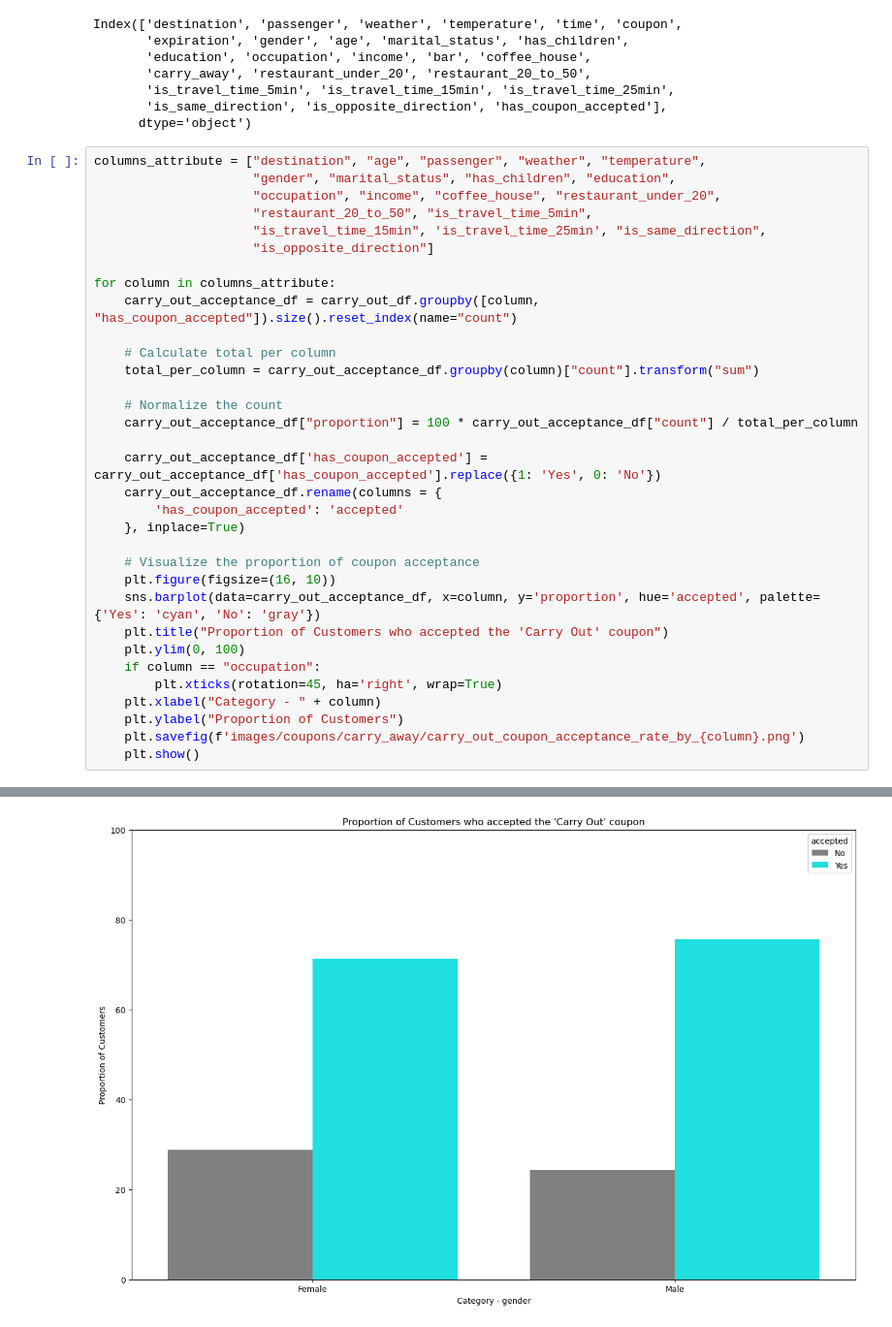
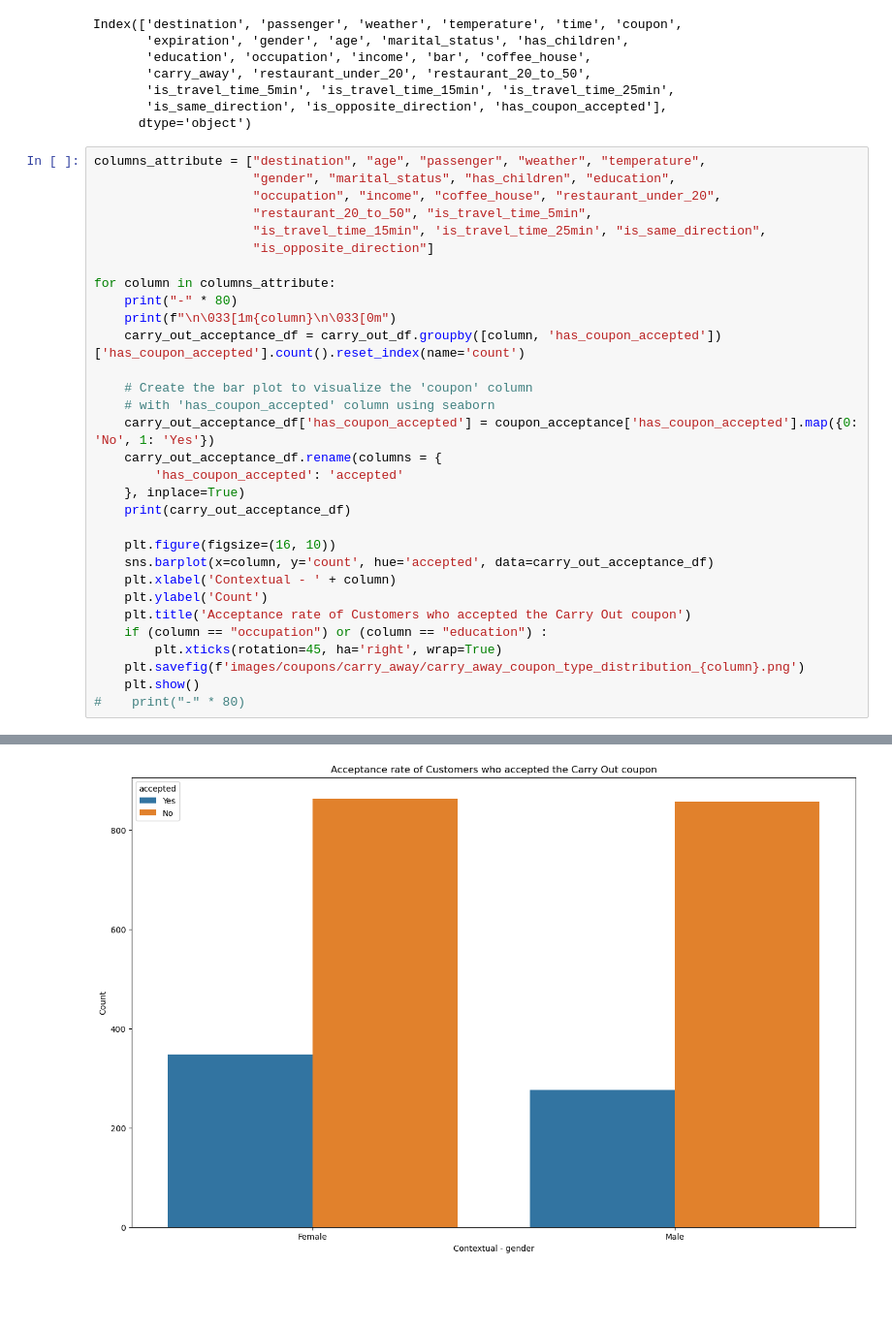
Before and after one commit to gethiten/ML-AI-5.1, a Jupyter notebook: coupons.ipynb, the cells around one changed output, grey strips where cells are left out. Shown at 97% size. Drawn from its saved outputs; the diff is of its cells as text; blank space fills up the shorter version.

```diff
--- a/coupons.ipynb
+++ b/coupons.ipynb
@@ -800,28 +800,26 @@ columns_attribute = ["destination", "age", "passenger", "weather", "temperature"
                      "is_opposite_direction"]
 
 for column in columns_attribute:
-    carry_out_acceptance_df = carry_out_df.groupby([column, "has_coupon_accepted"]).size().reset_index(name="count")
+    print("-" * 80)
+    print(f"\n\033[1m{column}\n\033[0m")
+    carry_out_acceptance_df = carry_out_df.groupby([column, 'has_coupon_accepted'])['has_coupon_accepted'].count().reset_index(name='count')
 
-    # Calculate total per column
-    total_per_column = carry_out_acceptance_df.groupby(column)["count"].transform("sum")
-
-    # Normalize the count
-    carry_out_acceptance_df["proportion"] = 100 * carry_out_acceptance_df["count"] / total_per_column
-
-    carry_out_acceptance_df['has_coupon_accepted'] = carry_out_acceptance_df['has_coupon_accepted'].replace({1: 'Yes', 0: 'No'})
+    # Create the bar plot to visualize the 'coupon' column
+    # with 'has_coupon_accepted' column using seaborn
+    carry_out_acceptance_df['has_coupon_accepted'] = coupon_acceptance['has_coupon_accepted'].map({0: 'No', 1: 'Yes'})
     carry_out_acceptance_df.rename(columns = {
         'has_coupon_accepted': 'accepted'
     }, inplace=True)
+    print(carry_out_acceptance_df)
 
-    # Visualize the proportion of coupon acceptance
     plt.figure(figsize=(16, 10))
-    sns.barplot(data=carry_out_acceptance_df, x=column, y='proportion', hue='accepted', palette={'Yes': 'cyan', 'No': 'gray'})
-    plt.title("Proportion of Customers who accepted the 'Carry Out' coupon")
-    plt.ylim(0, 100)
-    if column == "occupation":
+    sns.barplot(x=column, y='count', hue='accepted', data=carry_out_acceptance_df)
+    plt.xlabel('Contextual - ' + column)
+    plt.ylabel('Count')
+    plt.title('Acceptance rate of Customers who accepted the Carry Out coupon')
+    if (column == "occupation") or (column == "education") :
         plt.xticks(rotation=45, ha='right', wrap=True)
-    plt.xlabel("Category - " + column)
-    plt.ylabel("Proportion of Customers")
-    plt.savefig(f'images/coupons/carry_away/carry_out_coupon_acceptance_rate_by_{column}.png')
+    plt.savefig(f'images/coupons/carry_away/carry_away_coupon_type_distribution_{column}.png')
     plt.show()
+#    print("-" * 80)
 # %% [output]
@@ -833 +903 @@ for column in columns_attribute:
-[figure, old version]
+[figure, new version]
```
Also changed, not shown: parts of 5 cells of this notebook.
